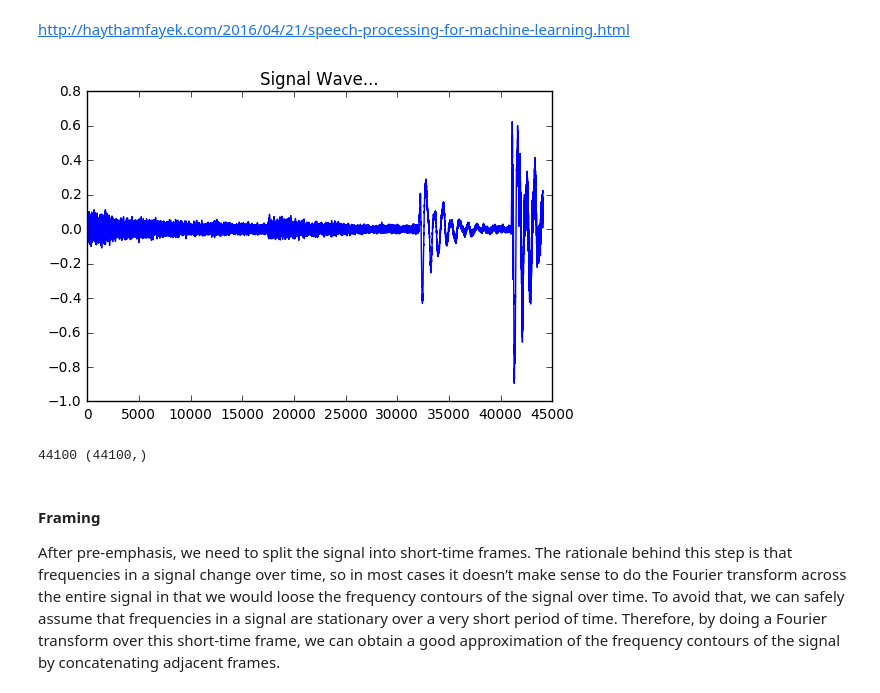
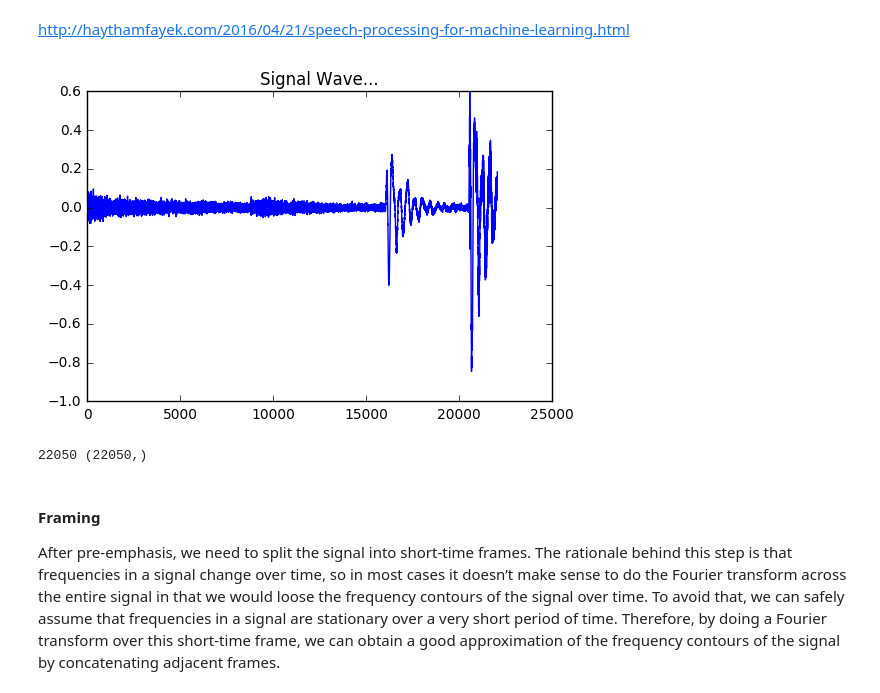
Before and after one commit to conceptacid/mir3, a Jupyter notebook: MFCC.ipynb, the cells around one changed output. Saved outputs shown, nothing was run; the diff lists cells and outputs as text; code cells hidden in the pictures.

```diff
--- a/MFCC.ipynb
+++ b/MFCC.ipynb
@@ -13,37 +13,37 @@ import matplotlib.pyplot as plt
 from scipy.fftpack import dct
 %matplotlib inline
 # %%
-ffile = 'audio/drums.wav'
+ffile = 'audio/_drums.wav'
 sample_rate, signal = wave.read(ffile)
 
 
 #f0 = 440         # Compute the STFT of a 440 Hz sinusoid
 #sample_rate = 8000        # sampled at 8 kHz
 #T = 5            # lasting 5 seconds
 # Create test signal and STFT.
 #t = scipy.linspace(0, T, T*fs, endpoint=False)
 #signal = scipy.sin(2*scipy.pi*f0*t)
 
 #sample_rate, signal = scipy.io.wavfile.read('OSR_us_000_0010_8k.wav')  # File assumed to be in the same directory
 #signal = signal[0:int(3.5 * sample_rate)]
 
 
 
 
 
 mx = max(signal.min(), signal.max(), key=abs)
 signal = signal/(mx + 1e-08)
 
 signal = signal[int(10 * sample_rate):int(11 * sample_rate)]
 
 plt.figure(1)
 plt.title('Signal Wave...')
 plt.plot(signal)
 plt.show()
 print( sample_rate, signal.shape)
 # %% [output]
-[figure, old version]
+[figure, new version]
-44100 (44100,)
+22050 (22050,)
 # %% [markdown]
 <h4>Framing</h4>
 <p>After pre-emphasis, we need to split the signal into short-time frames. The rationale behind this step is that frequencies in a signal change over time, so in most cases it doesn’t make sense to do the Fourier transform across the entire signal in that we would loose the frequency contours of the signal over time. To avoid that, we can safely assume that frequencies in a signal are stationary over a very short period of time. Therefore, by doing a Fourier transform over this short-time frame, we can obtain a good approximation of the frequency contours of the signal by concatenating adjacent frames.</p>
```
Also changed, not shown: parts of 4 cells of this notebook, 7 other files.
